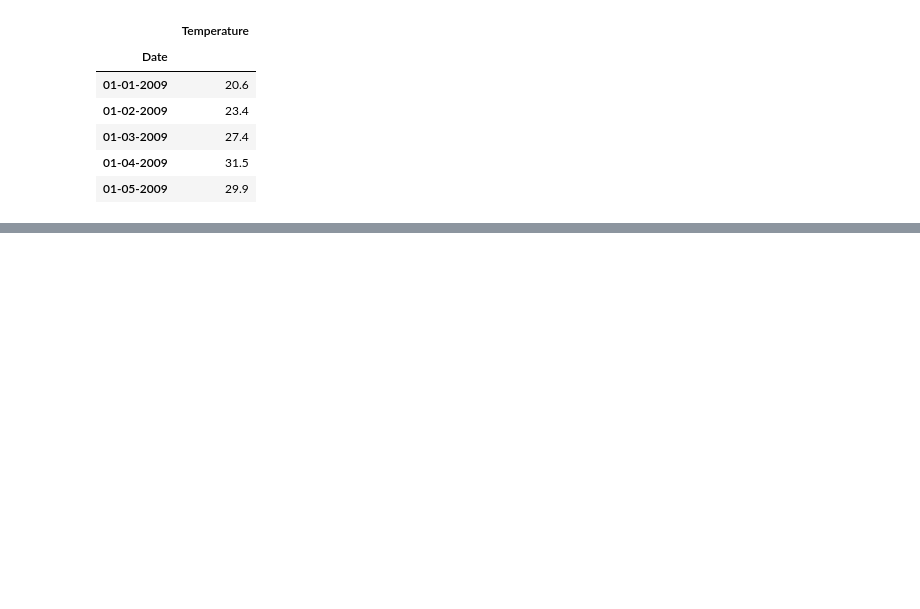
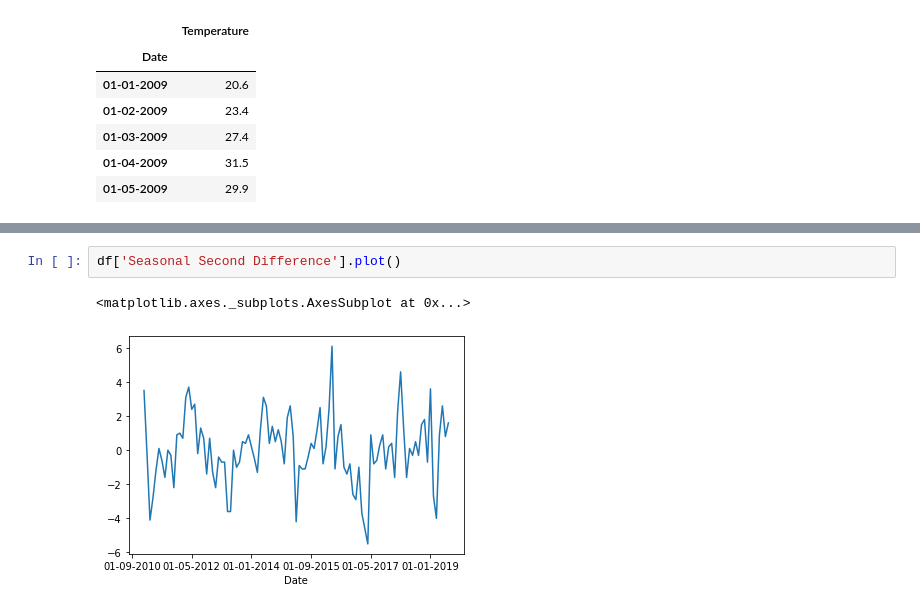
Before and after one commit to amulyaojha11/Temperature-Prediction-of-Indian-Cities, a Jupyter notebook: Data Preprocessing/Kolkata.ipynb, the cells around one changed output, grey strips where cells are left out. Saved outputs shown, nothing was run; the diff lists cells and outputs as text; blank space fills up the shorter version.

```diff
--- a/Data Preprocessing/Kolkata.ipynb
+++ b/Data Preprocessing/Kolkata.ipynb
@@ -21,0 +124,5 @@ df.head()
+# %%
+df['Seasonal Second Difference'].plot()
+# %% [output]
+<matplotlib.axes._subplots.AxesSubplot at 0x...>
+[figure, added]
```
Also changed, not shown: parts of 14 cells of this notebook.
